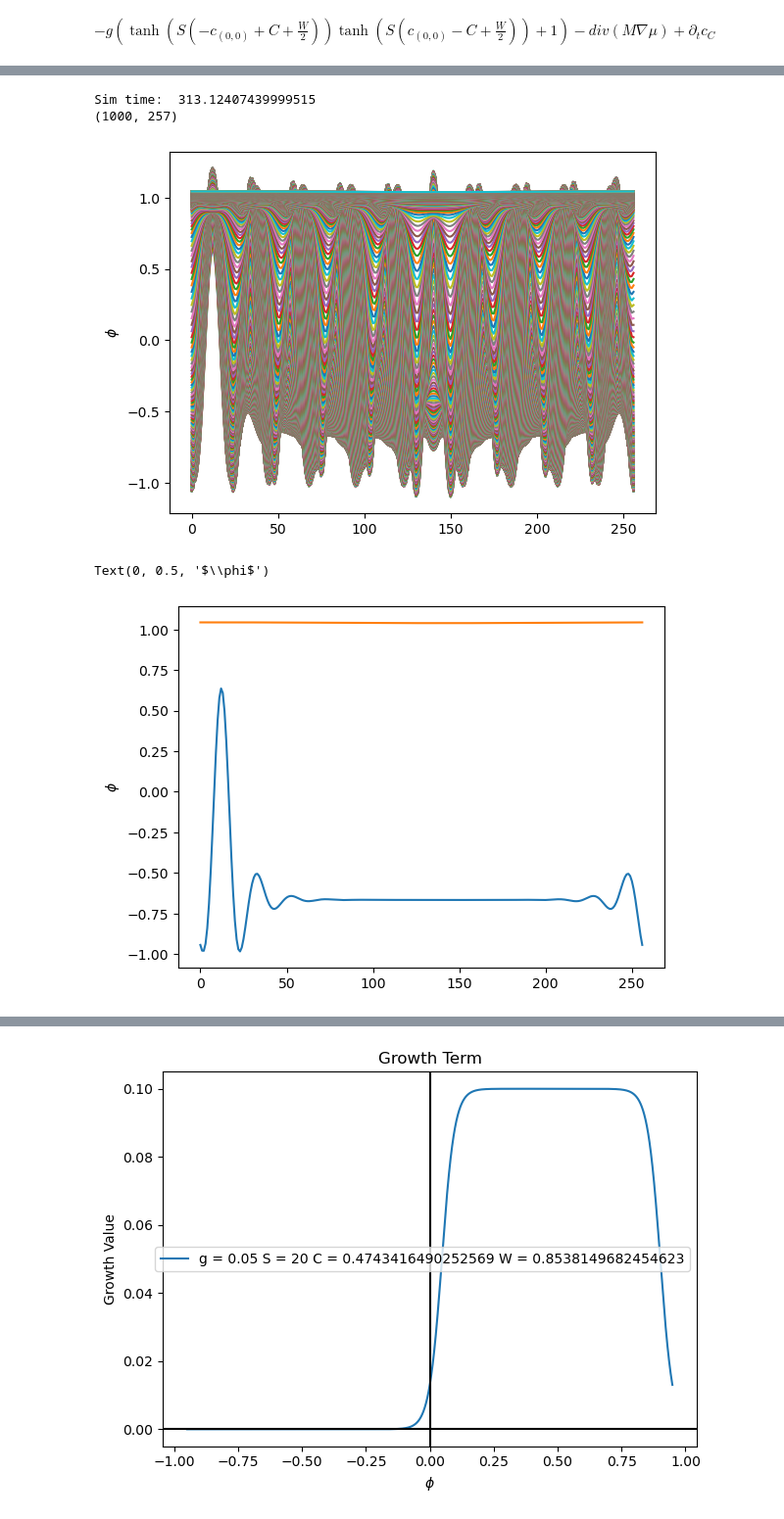
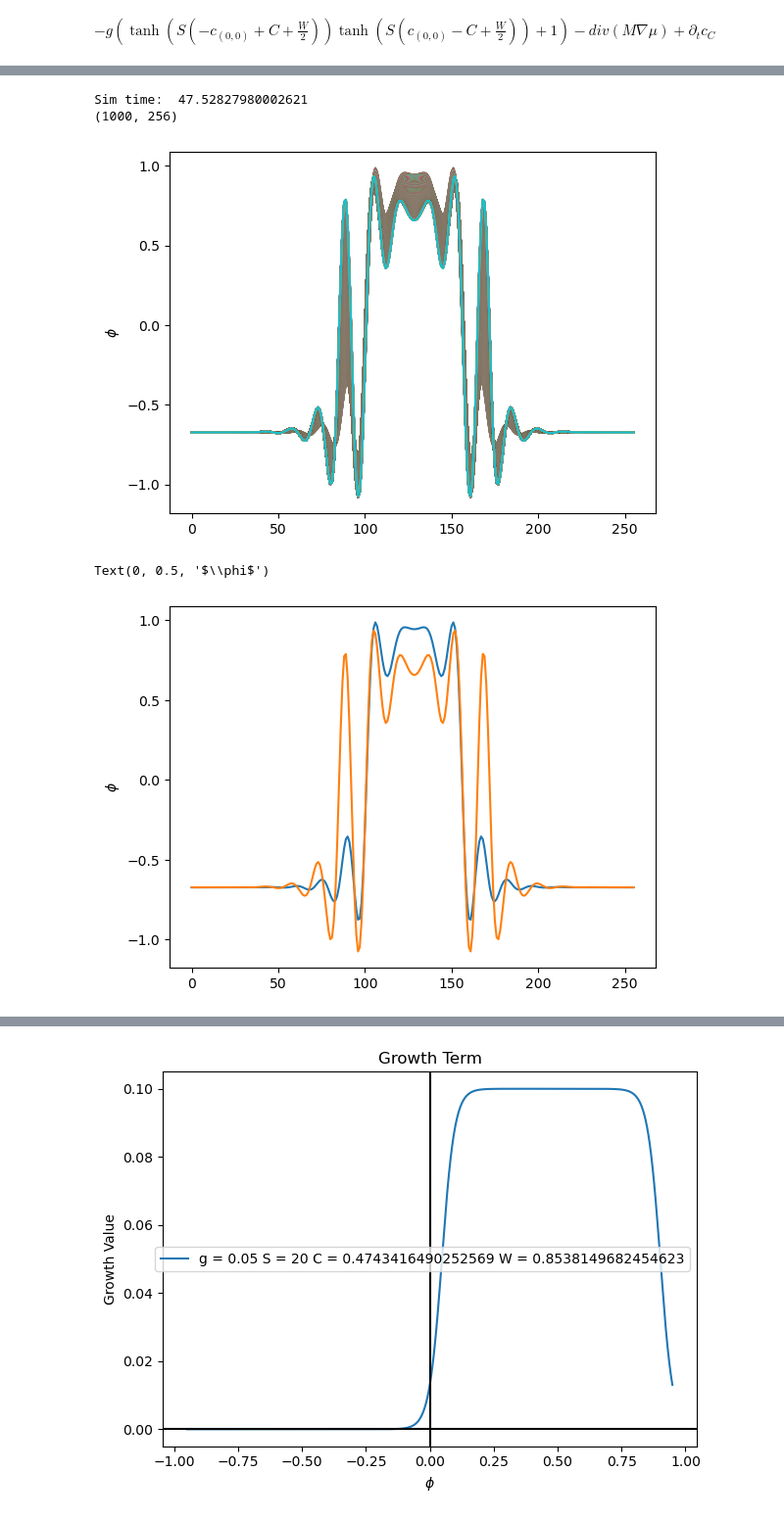
Before and after one commit to Twomac/pattern-formation-and-cellular-growth, a Jupyter notebook: Pystencils 1D Smectic Layering - 2D Special Case.ipynb, the cells around one changed output, grey strips where cells are left out. Shown: that part at 98% size. Cells and saved outputs as stored; diff of their text form; code cells hidden in the pictures.

Commit message:
Proper initialization with mixed periodic/uniform phases

```diff
--- a/Pystencils 1D Smectic Layering - 2D Special Case.ipynb
+++ b/Pystencils 1D Smectic Layering - 2D Special Case.ipynb
@@ -13,7 +13,8 @@ import math
 import time
 %matplotlib inline
 # %%
-dh = ps.create_data_handling(domain_size=(256, 1), periodicity=True)  # able to organize data on 256x256 lattice
+grid_points = 256
+dh = ps.create_data_handling(domain_size=(grid_points, 1), periodicity=True)  # able to organize data on 256x256 lattice
 μ_field = dh.add_array('mu', latex_name='μ', ghost_layers=2)  # chemical potential (functional derivative of free energy)
 c_field = dh.add_array('c', ghost_layers=2)  # raw concentration that free energy depends on
 # %%
@@ -76,8 +77,10 @@ It turns out the inbuilt discretization functions neither work for above 2nd ord
 Let's do this part by hand too, and hope it works.
 '''
 epsilon = 0.9
-natural_period = (6*np.pi/(2+np.sqrt(1+3*epsilon)))
+natural_period = 2*np.pi  # 6*np.pi/(2+np.sqrt(1+3*epsilon))
 one_sixteenth_period = 1/16*natural_period
+total_domain_length = (grid_points-1)*one_sixteenth_period
+domain_points = np.linspace(0, total_domain_length, num = grid_points)
 
 discretize_2ndorderPDEs = ps.fd.Discretization2ndOrder(dx=one_sixteenth_period, dt=2*10**(-5))
 
@@ -367,34 +354,52 @@ def timeloop_growth(steps=100):
+# %%
+single_cell_growth():
+    start_time = time.perf_counter()
+
+    if initialize:
+        init_mixed_preperiod(avg_phi=average_phi)
+
+    for i in range(total_frames):
+        current_step = dh.cpu_arrays['c'][2:-2,2]
+        full_evolution[i,:] = current_step.copy()
+        timeloop(steps=int(total_steps/total_frames))
+
+    end_time = time.perf_counter()
+    sim_time = end_time - start_time
+    print("Sim time: ", sim_time)
+
+    plt.plot(domain_points, full_evolution[0])
+    plt.plot(domain_points, full_evolution[-1])
+    plt.ylabel(r'$\phi$')
 # %%
 start_time = time.perf_counter()
 
-phi = -0.5
+average_phi = -0.625
 fraction_cells = 0.1
-#init(phi,0.01)
-#init_mixed(frac_per=fraction_cells)
-total_steps = 10000000
+total_steps = 1500000
 total_frames = 1000
-c_arrs = np.zeros((total_frames,257))
+c_arrs = np.zeros((total_frames, grid_points))
 for i in range(total_frames):
+    c_arr = dh.cpu_arrays['c'][2:-2,2]
+    plt.plot(c_arr)
+    c_arrs[i,:] = c_arr.copy()
     timeloop_growth(steps=int(total_steps/total_frames))
-    c_arr = dh.cpu_arrays['c']
-    plt.plot(c_arr[1:-2,2])
-    c_arrs[i,:] = c_arr[1:-2,2].copy()
+
 
 plt.ylabel(r'$\phi$')
 
 end_time = time.perf_counter()
 sim_time = end_time - start_time
 print("Sim time: ", sim_time)
 print(c_arrs.shape)
 plt.show()
 plt.plot(c_arrs[0])
-plt.plot(c_arrs[total_frames-1])
+plt.plot(c_arrs[-1])
 plt.ylabel(r'$\phi$')
 # %% [output]
-Sim time:  313.12407439999515
-(1000, 257)
+Sim time:  47.52827980002621
+(1000, 256)
-[figure, old version]
+[figure, new version]
 Text(0, 0.5, '$\\phi$')
-[figure, old version]
+[figure, new version]
 # %%
 fig,ax = plt.subplots()
```
Also changed, not shown: parts of 24 cells of this notebook, 4 other files.
